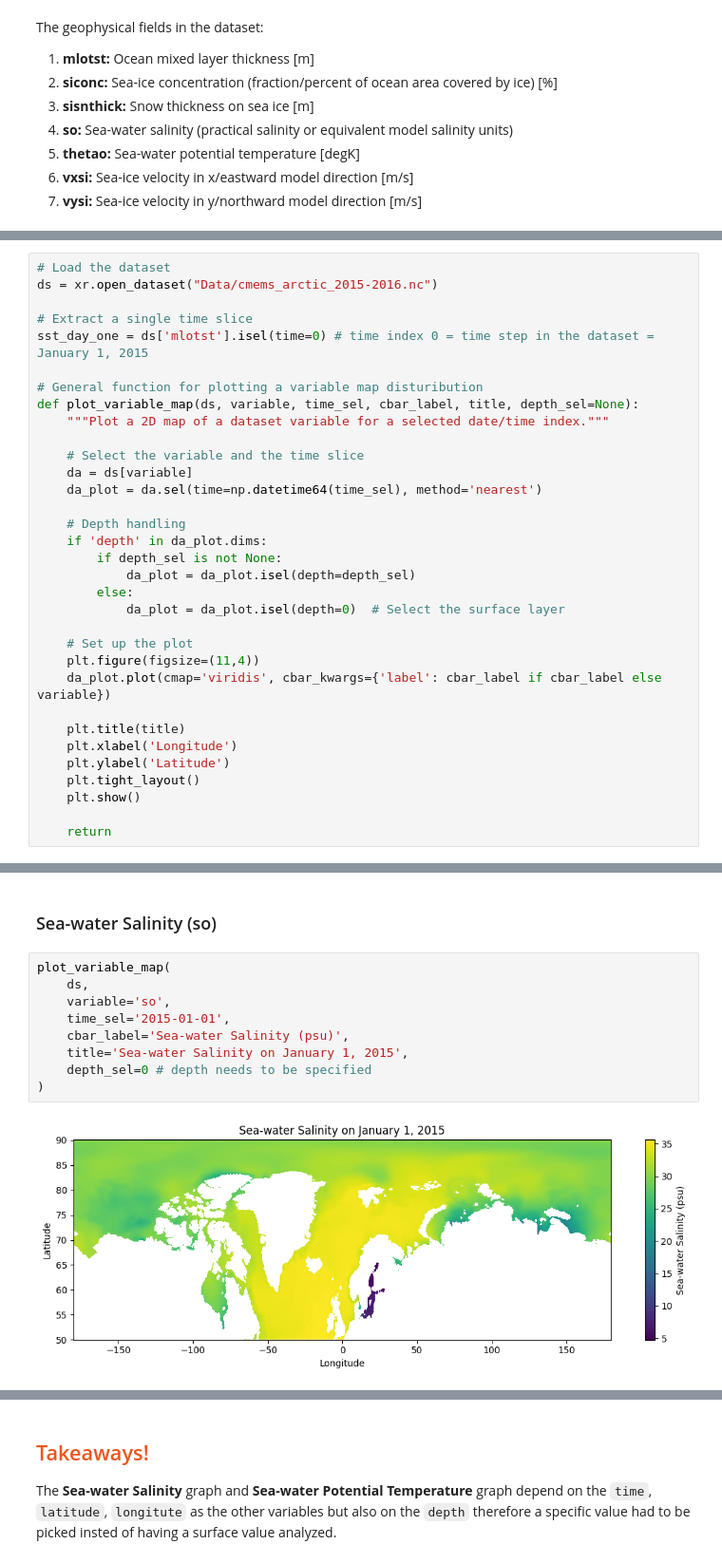
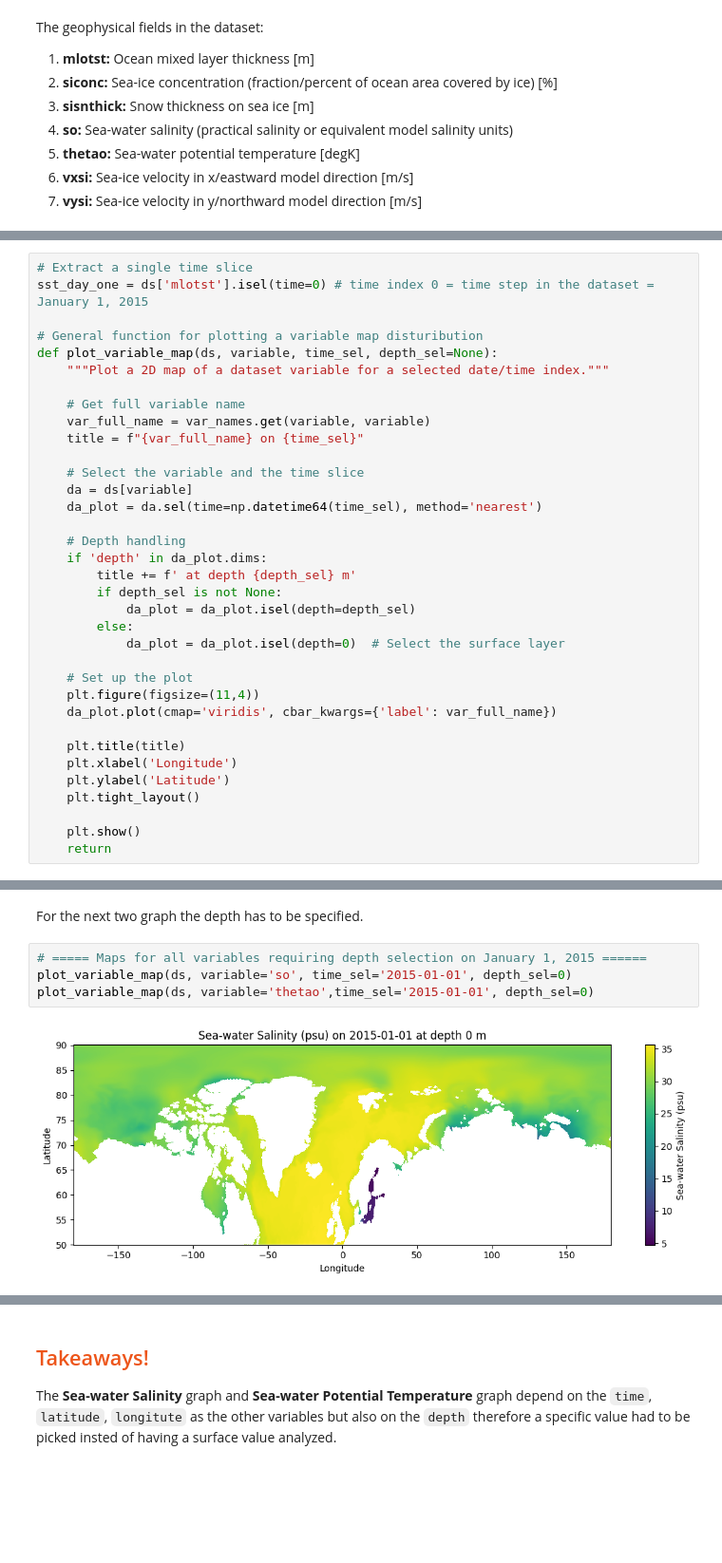
Before and after one commit to natslimak/OceanCourses, a Jupyter notebook: DigitalOcean/Assignment_2/Script.ipynb, the cells around one changed output, grey strips where cells are left out. Shown at 95% size. Saved outputs shown, nothing was run; the diff lists cells and outputs as text; blank space fills up the shorter version.

```diff
--- a/DigitalOcean/Assignment_2/Script.ipynb
+++ b/DigitalOcean/Assignment_2/Script.ipynb
@@ -65,14 +94,15 @@ The geophysical fields in the dataset:
 # Part 3: Variable Map Distribution
 # %%
-# Load the dataset
-ds = xr.open_dataset("Data/cmems_arctic_2015-2016.nc")
-
 # Extract a single time slice
 sst_day_one = ds['mlotst'].isel(time=0) # time index 0 = time step in the dataset = January 1, 2015
 
 # General function for plotting a variable map disturibution
-def plot_variable_map(ds, variable, time_sel, cbar_label, title, depth_sel=None):
+def plot_variable_map(ds, variable, time_sel, depth_sel=None):
     """Plot a 2D map of a dataset variable for a selected date/time index."""
+
+    # Get full variable name
+    var_full_name = var_names.get(variable, variable)
+    title = f"{var_full_name} on {time_sel}"
 
     # Select the variable and the time slice
     da = ds[variable]
@@ -80,6 +110,7 @@ def plot_variable_map(ds, variable, time_sel, cbar_label, title, depth_sel=None)
 
     # Depth handling
     if 'depth' in da_plot.dims:
+        title += f' at depth {depth_sel} m'
         if depth_sel is not None:
             da_plot = da_plot.isel(depth=depth_sel)
         else:
@@ -87,12 +118,12 @@ def plot_variable_map(ds, variable, time_sel, cbar_label, title, depth_sel=None)
 
     # Set up the plot
     plt.figure(figsize=(11,4))
-    da_plot.plot(cmap='viridis', cbar_kwargs={'label': cbar_label if cbar_label else variable})
+    da_plot.plot(cmap='viridis', cbar_kwargs={'label': var_full_name})
 
     plt.title(title)
     plt.xlabel('Longitude')
     plt.ylabel('Latitude')
     plt.tight_layout()
+
     plt.show()
-
     return
@@ -158,13 +143,8 @@ plot_variable_map(
 # %% [markdown]
-### Sea-water Salinity (so)
+For the next two graph the depth has to be specified.
 # %%
-plot_variable_map(
-    ds,
-    variable='so',
-    time_sel='2015-01-01',
-    cbar_label='Sea-water Salinity (psu)',
-    title='Sea-water Salinity on January 1, 2015',
-    depth_sel=0 # depth needs to be specified
-)
+# ===== Maps for all variables requiring depth selection on January 1, 2015 ======
+plot_variable_map(ds, variable='so', time_sel='2015-01-01', depth_sel=0)
+plot_variable_map(ds, variable='thetao',time_sel='2015-01-01', depth_sel=0)
 # %% [output]
-[figure, old version]
+[figure, new version]
```
Also changed, not shown: parts of 36 cells of this notebook, 2 other files.
